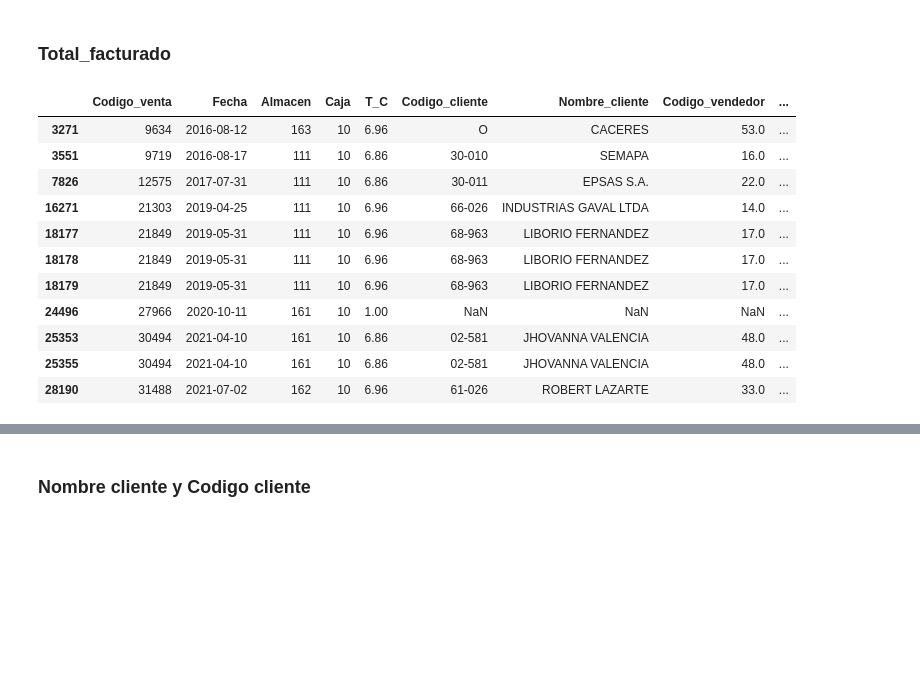
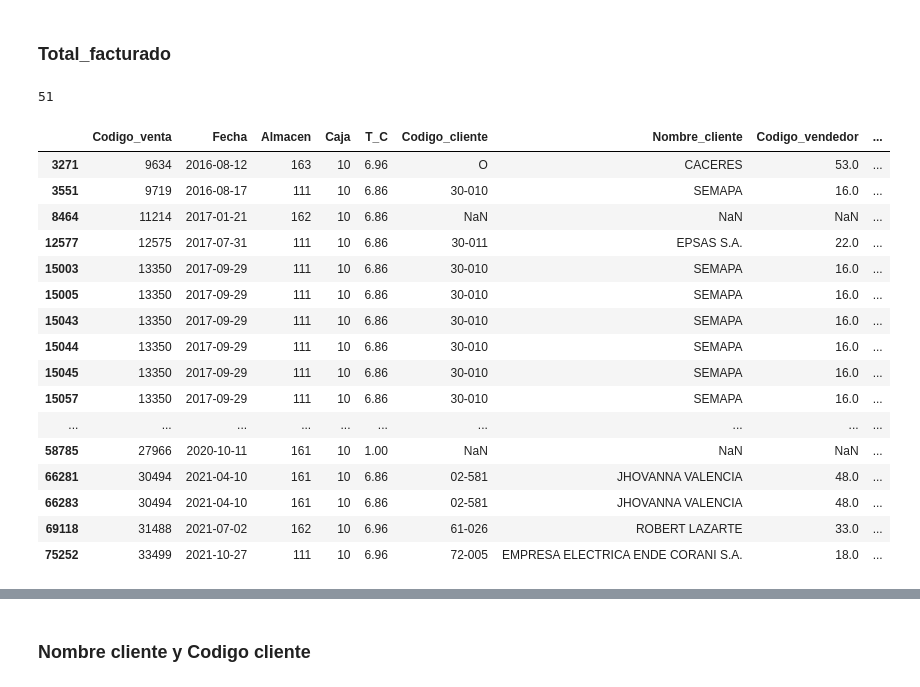
Before and after one commit to Fabrifj/Directed_work, a Jupyter notebook: data_cleaning.ipynb, the cells around one changed output, grey strips where cells are left out. Drawn from its saved outputs; the diff is of its cells as text; code cells hidden in the pictures; blank space fills up the shorter version.

Commit message:
update document and add objective table

```diff
--- a/data_cleaning.ipynb
+++ b/data_cleaning.ipynb
@@ -370,20 +364,28 @@ df_final["Codigo_proyecto"] = df_final["Codigo_proyecto"].fillna("VP")
 # %% [markdown]
 ### Total_facturado
 # %%
-df_final[df_final['Total_facturado'].isna()]
+non_facturado_df = df_final[df_final['Total_facturado'].isna()]
+print(len(non_facturado_df))
+non_facturado_df
 # %% [output]
+51
 |  | Codigo_venta | Fecha | Almacen | Caja | T_C | Codigo_cliente | Nombre_cliente | Codigo_vendedor | ... |
 | 3271 | 9634 | 2016-08-12 | 163 | 10 | 6.96 | O | CACERES | 53.0 | ... |
 | 3551 | 9719 | 2016-08-17 | 111 | 10 | 6.86 | 30-010 | SEMAPA | 16.0 | ... |
-| 7826 | 12575 | 2017-07-31 | 111 | 10 | 6.86 | 30-011 | EPSAS S.A. | 22.0 | ... |
-| 16271 | 21303 | 2019-04-25 | 111 | 10 | 6.96 | 66-026 | INDUSTRIAS GAVAL LTDA | 14.0 | ... |
-| 18177 | 21849 | 2019-05-31 | 111 | 10 | 6.96 | 68-963 | LIBORIO FERNANDEZ | 17.0 | ... |
-| 18178 | 21849 | 2019-05-31 | 111 | 10 | 6.96 | 68-963 | LIBORIO FERNANDEZ | 17.0 | ... |
-| 18179 | 21849 | 2019-05-31 | 111 | 10 | 6.96 | 68-963 | LIBORIO FERNANDEZ | 17.0 | ... |
-| 24496 | 27966 | 2020-10-11 | 161 | 10 | 1.00 | NaN | NaN | NaN | ... |
-| 25353 | 30494 | 2021-04-10 | 161 | 10 | 6.86 | 02-581 | JHOVANNA VALENCIA | 48.0 | ... |
-| 25355 | 30494 | 2021-04-10 | 161 | 10 | 6.86 | 02-581 | JHOVANNA VALENCIA | 48.0 | ... |
-| 28190 | 31488 | 2021-07-02 | 162 | 10 | 6.96 | 61-026 | ROBERT LAZARTE | 33.0 | ... |
+| 8464 | 11214 | 2017-01-21 | 162 | 10 | 6.86 | NaN | NaN | NaN | ... |
+| 12577 | 12575 | 2017-07-31 | 111 | 10 | 6.86 | 30-011 | EPSAS S.A. | 22.0 | ... |
+| 15003 | 13350 | 2017-09-29 | 111 | 10 | 6.86 | 30-010 | SEMAPA | 16.0 | ... |
+| 15005 | 13350 | 2017-09-29 | 111 | 10 | 6.86 | 30-010 | SEMAPA | 16.0 | ... |
+| 15043 | 13350 | 2017-09-29 | 111 | 10 | 6.86 | 30-010 | SEMAPA | 16.0 | ... |
+| 15044 | 13350 | 2017-09-29 | 111 | 10 | 6.86 | 30-010 | SEMAPA | 16.0 | ... |
+| 15045 | 13350 | 2017-09-29 | 111 | 10 | 6.86 | 30-010 | SEMAPA | 16.0 | ... |
+| 15057 | 13350 | 2017-09-29 | 111 | 10 | 6.86 | 30-010 | SEMAPA | 16.0 | ... |
+| ... | ... | ... | ... | ... | ... | ... | ... | ... | ... |
+| 58785 | 27966 | 2020-10-11 | 161 | 10 | 1.00 | NaN | NaN | NaN | ... |
+| 66281 | 30494 | 2021-04-10 | 161 | 10 | 6.86 | 02-581 | JHOVANNA VALENCIA | 48.0 | ... |
+| 66283 | 30494 | 2021-04-10 | 161 | 10 | 6.86 | 02-581 | JHOVANNA VALENCIA | 48.0 | ... |
+| 69118 | 31488 | 2021-07-02 | 162 | 10 | 6.96 | 61-026 | ROBERT LAZARTE | 33.0 | ... |
+| 75252 | 33499 | 2021-10-27 | 111 | 10 | 6.96 | 72-005 | EMPRESA ELECTRICA ENDE CORANI S.A. | 18.0 | ... |
 # %%
 df_final[df_final['Total_venta']==0]
 # %% [output]
```
Also changed, not shown: parts of 43 cells of this notebook, 6 other files.
